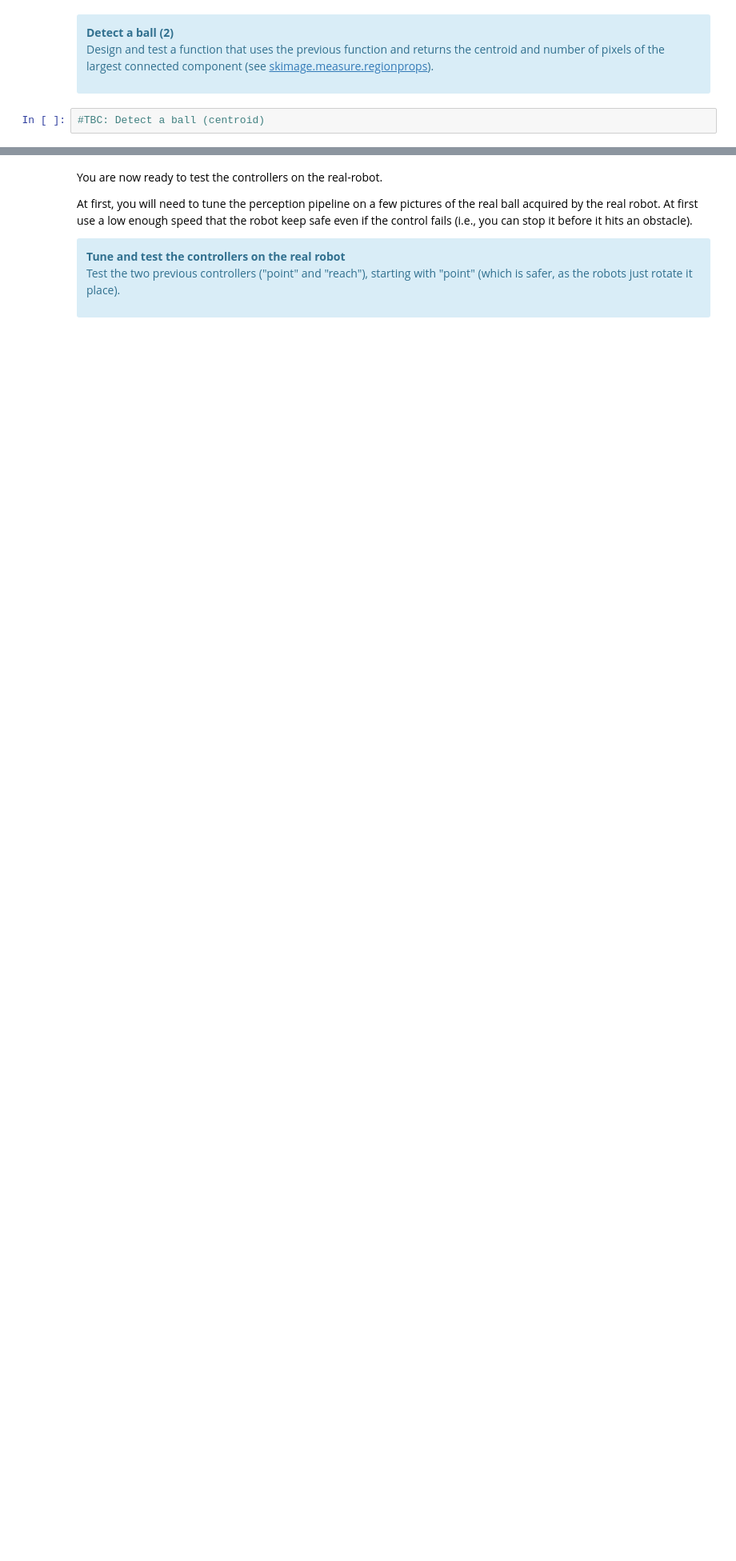
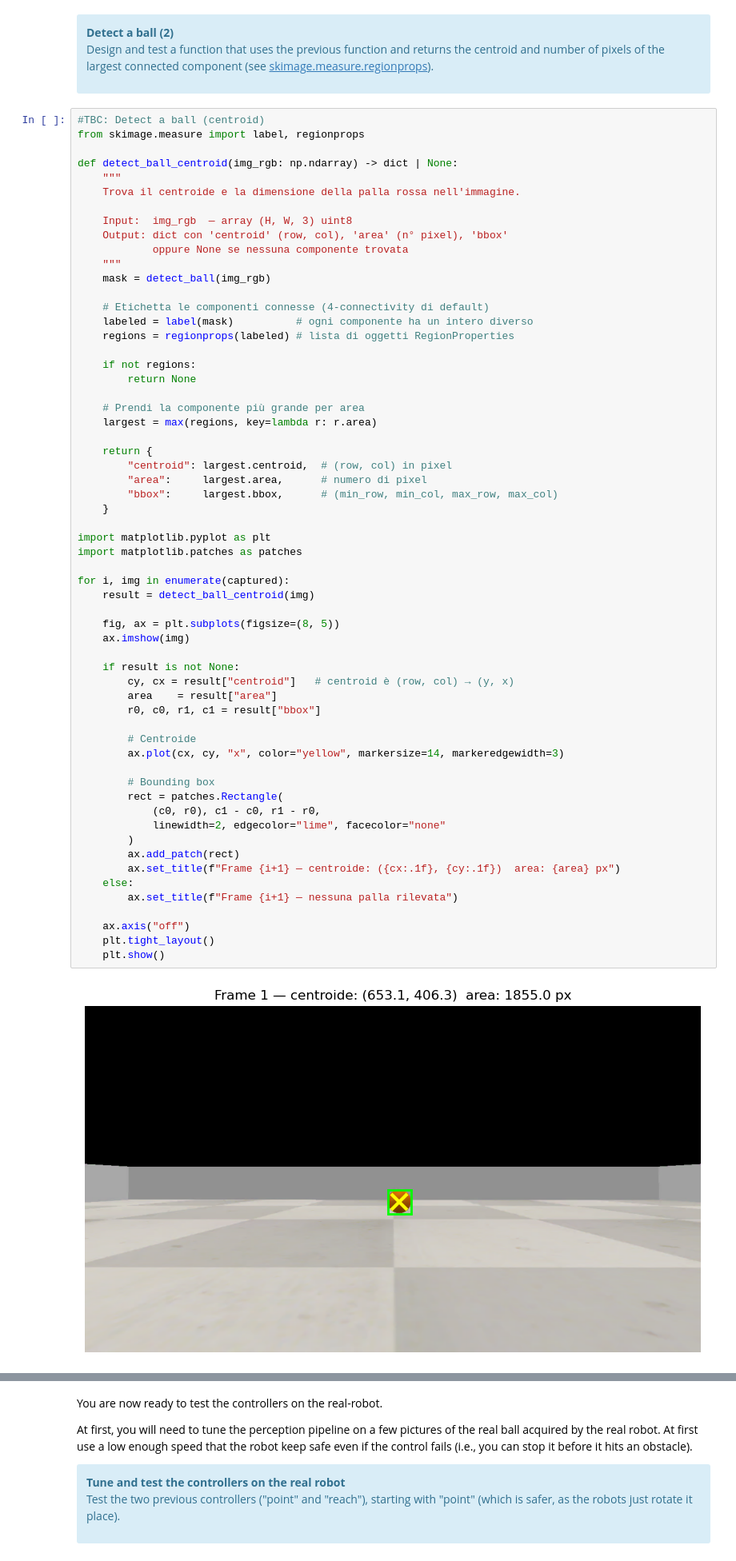
Before and after one commit to ManuCa93/drones_2, a Jupyter notebook: Main.ipynb, the cells around one changed output, grey strips where cells are left out. Shown at 80% size. Cells and saved outputs as stored; diff of their text form; blank space fills up the shorter version.

```diff
--- a/Main.ipynb
+++ b/Main.ipynb
@@ -428,3 +782,63 @@ Design and test a function that uses the previous function and returns the centr
 </div>
 # %%
 #TBC: Detect a ball (centroid)
+from skimage.measure import label, regionprops
+
+def detect_ball_centroid(img_rgb: np.ndarray) -> dict | None:
+    """
+    Trova il centroide e la dimensione della palla rossa nell'immagine.
+
+    Input:  img_rgb  — array (H, W, 3) uint8
+    Output: dict con 'centroid' (row, col), 'area' (n° pixel), 'bbox'
+            oppure None se nessuna componente trovata
+    """
+    mask = detect_ball(img_rgb)
+
+    # Etichetta le componenti connesse (4-connectivity di default)
+    labeled = label(mask)          # ogni componente ha un intero diverso
+    regions = regionprops(labeled) # lista di oggetti RegionProperties
+
+    if not regions:
+        return None
+
+    # Prendi la componente più grande per area
+    largest = max(regions, key=lambda r: r.area)
+
+    return {
+        "centroid": largest.centroid,  # (row, col) in pixel
+        "area":     largest.area,      # numero di pixel
+        "bbox":     largest.bbox,      # (min_row, min_col, max_row, max_col)
+    }
+
+import matplotlib.pyplot as plt
+import matplotlib.patches as patches
+
+for i, img in enumerate(captured):
+    result = detect_ball_centroid(img)
+
+    fig, ax = plt.subplots(figsize=(8, 5))
+    ax.imshow(img)
+
+    if result is not None:
+        cy, cx = result["centroid"]   # centroid è (row, col) → (y, x)
+        area    = result["area"]
+        r0, c0, r1, c1 = result["bbox"]
+
+        # Centroide
+        ax.plot(cx, cy, "x", color="yellow", markersize=14, markeredgewidth=3)
+
+        # Bounding box
+        rect = patches.Rectangle(
+            (c0, r0), c1 - c0, r1 - r0,
+            linewidth=2, edgecolor="lime", facecolor="none"
+        )
+        ax.add_patch(rect)
+        ax.set_title(f"Frame {i+1} — centroide: ({cx:.1f}, {cy:.1f})  area: {area} px")
+    else:
+        ax.set_title(f"Frame {i+1} — nessuna palla rilevata")
+
+    ax.axis("off")
+    plt.tight_layout()
+    plt.show()
+# %% [output]
+[figure, added]
```
Also changed, not shown: parts of 18 cells of this notebook, 31 other files.
